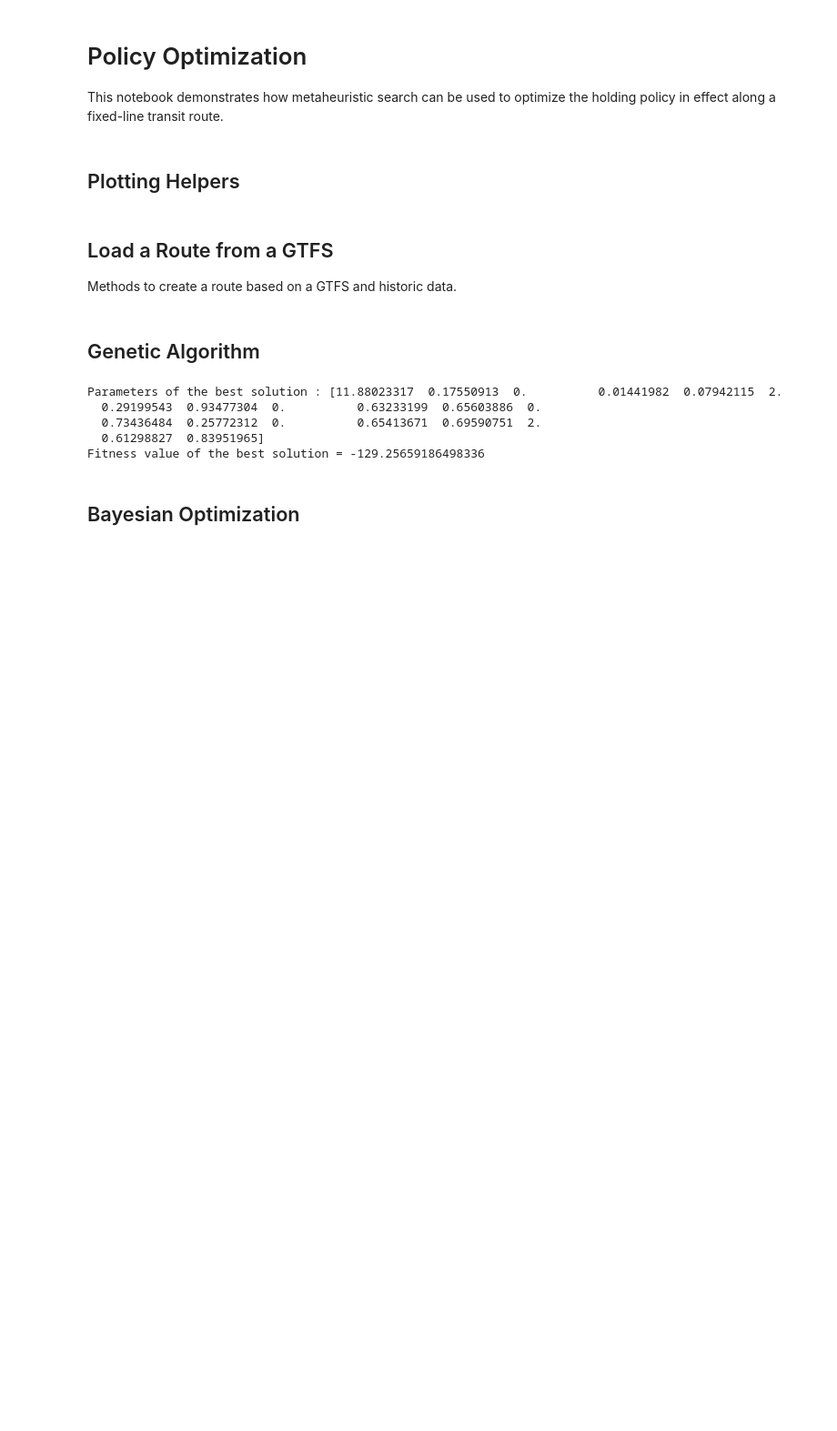
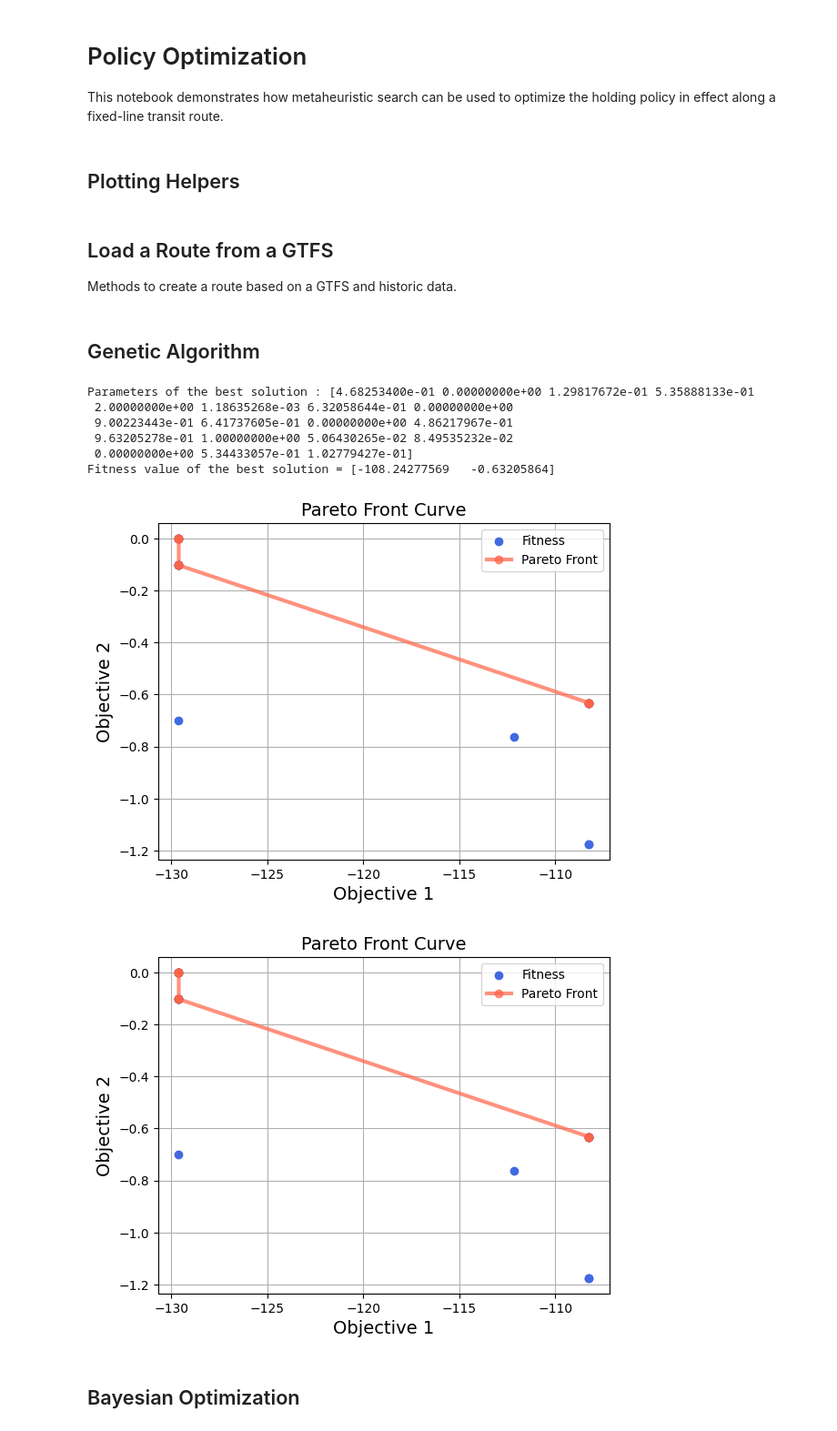
Before and after one commit to m-yuhas/bus-transit-headway-bounds, a Jupyter notebook: policy_optimization.ipynb, the cells around one changed output. Shown at 91% size. Drawn from its saved outputs; the diff is of its cells as text; code cells hidden in the pictures; blank space fills up the shorter version.

```diff
--- a/policy_optimization.ipynb
+++ b/policy_optimization.ipynb
@@ -310,7 +310,7 @@ BASE_ROUTE = load_times(BASE_ROUTE, service_day='Monday', lower_quantile=0.05, u
 CTRL_PTS = ['HICHICNN', 'MXIBELL', 'MXIGLENG', 'MXITHOMP', 'MXOTHOMP', 'MCC4_15']
 
 # The following are additional route parameters that form a set of optimization constraints:
-MAX_BUSES = 20
+MAX_BUSES = 50
 MAX_HOLD = 60
 
 MIN_TRAVEL = sum([min(*s.tau) + min(*s.delta) for s in BASE_ROUTE])
@@ -330,7 +330,7 @@ for s in BASE_ROUTE:
 ## Genetic Algorithm
 # %%
 gene_space = [
-    {"low": 2.0, "high": MAX_BUSES},
+    #{"low": 2.0, "high": MAX_BUSES},
     {"low": MAX_BUSES / MAX_TRAVEL, "high": MAX_BUSES / MIN_TRAVEL},
 ]
 for ctrl_pt in CTRL_PTS:
@@ -363,7 +363,10 @@ def fitness_function(ga: pygad.GA, solution: list, solution_idx: int) -> float:
     :param solution_idx: Solution index from PyGAD.
     :return: The solution fitness.
     """
-    start_times = [bus * solution[1] for bus in range(round(solution[0]))]
+    #start_times = [bus * solution[1] for bus in range(round(solution[0]))]
+    mx_hold_time = 0
+    solution = [None, *solution]
+    start_times = [bus * solution[1] for bus in range(MAX_BUSES)]
     route = deepcopy(BASE_ROUTE)
     param_idx = 2
     for stop_idx in range(len(route)):
@@ -387,18 +390,20 @@ def fitness_function(ga: pygad.GA, solution: list, solution_idx: int) -> float:
                         'activation_ratio': arg1,
                         'max_holding': arg2 * MAX_HOLD,
                     }
+                    mx_hold_time += arg2
     headway_ub, headway_lb = headway_bounds(route_factory(route), start_times, 24 * 60 * 365)
     fitness = -max(headway_ub)
-    return fitness
+    return [fitness, -mx_hold_time]
 
 ga = pygad.GA(
-    num_generations=1, # Remeber to increase
-    num_parents_mating=4,
+    num_generations=18, # Remeber to increase
+    num_parents_mating=9,
     fitness_func=fitness_function,
-    sol_per_pop=8,
+    sol_per_pop=18,
     num_genes=len(gene_space),
     gene_space=gene_space,
-    parent_selection_type='sss',
+    #parent_selection_type='sss',
+    parent_selection_type='nsga2',
     keep_parents=1,
     crossover_type='single_point',
     mutation_type='random',
@@ -410,11 +415,17 @@ solution, solution_fitness, solution_idx = ga.best_solution()
 print("Parameters of the best solution : {solution}".format(solution=solution))
 print("Fitness value of the best solution = {solution_fitness}".format(solution_fitness=solution_fitness))
 # %% [output]
-Parameters of the best solution : [11.88023317  0.17550913  0.          0.01441982  0.07942115  2.
-  0.29199543  0.93477304  0.          0.63233199  0.65603886  0.
-  0.73436484  0.25772312  0.          0.65413671  0.69590751  2.
-  0.61298827  0.83951965]
-Fitness value of the best solution = -129.25659186498336
+Parameters of the best solution : [4.68253400e-01 0.00000000e+00 1.29817672e-01 5.35888133e-01
+ 2.00000000e+00 1.18635268e-03 6.32058644e-01 0.00000000e+00
+ 9.00223443e-01 6.41737605e-01 0.00000000e+00 4.86217967e-01
+ 9.63205278e-01 1.00000000e+00 5.06430265e-02 8.49535232e-02
+ 0.00000000e+00 5.34433057e-01 1.02779427e-01]
+Fitness value of the best solution = [-108.24277569   -0.63205864]
+# %%
+ga.plot_pareto_front_curve()
+# %% [output]
+[figure, added]
+[figure, added]
 # %% [markdown]
 ## Bayesian Optimization
 # %%
```
Also changed, not shown: parts of 2 cells of this notebook.
